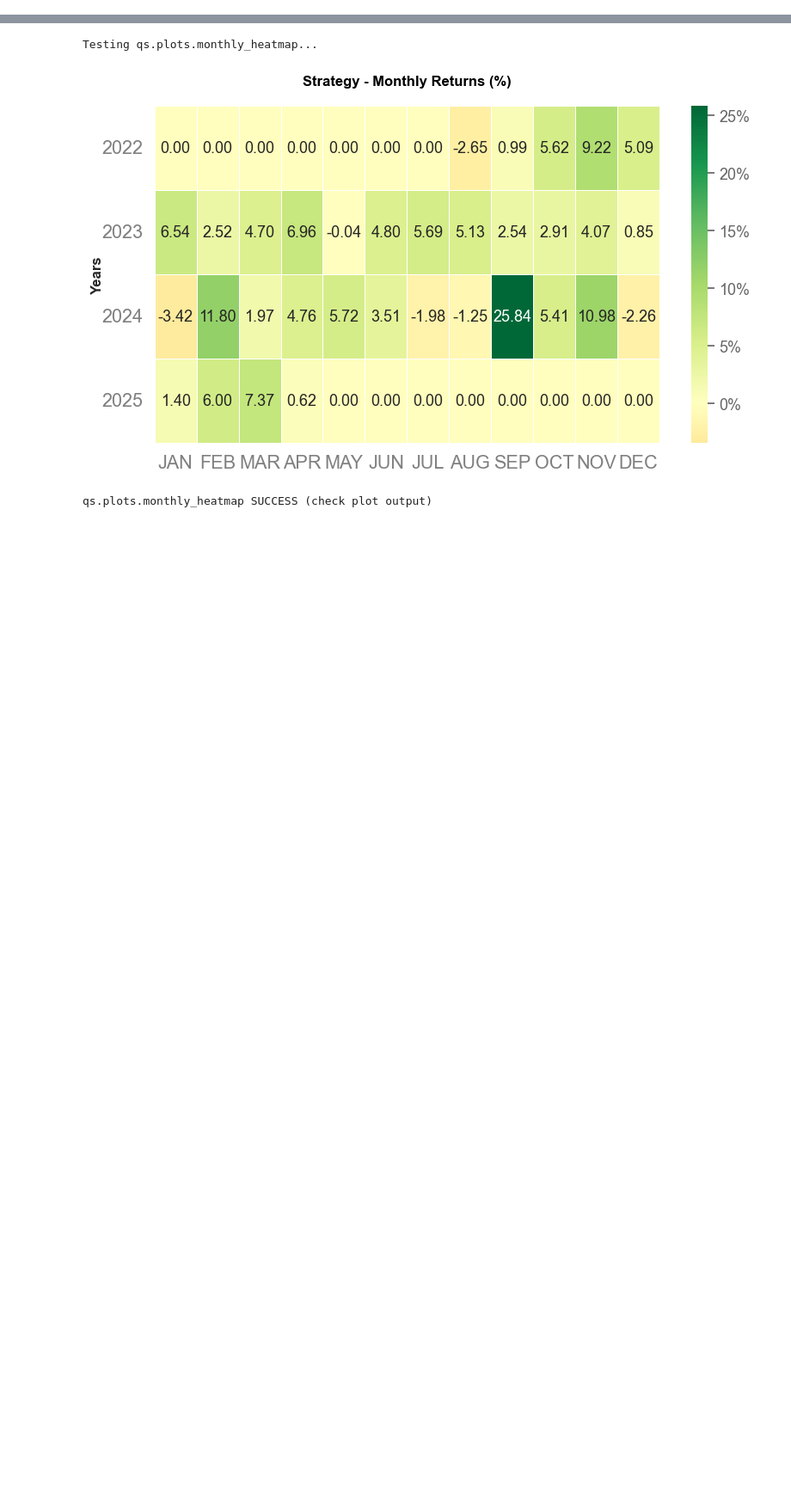
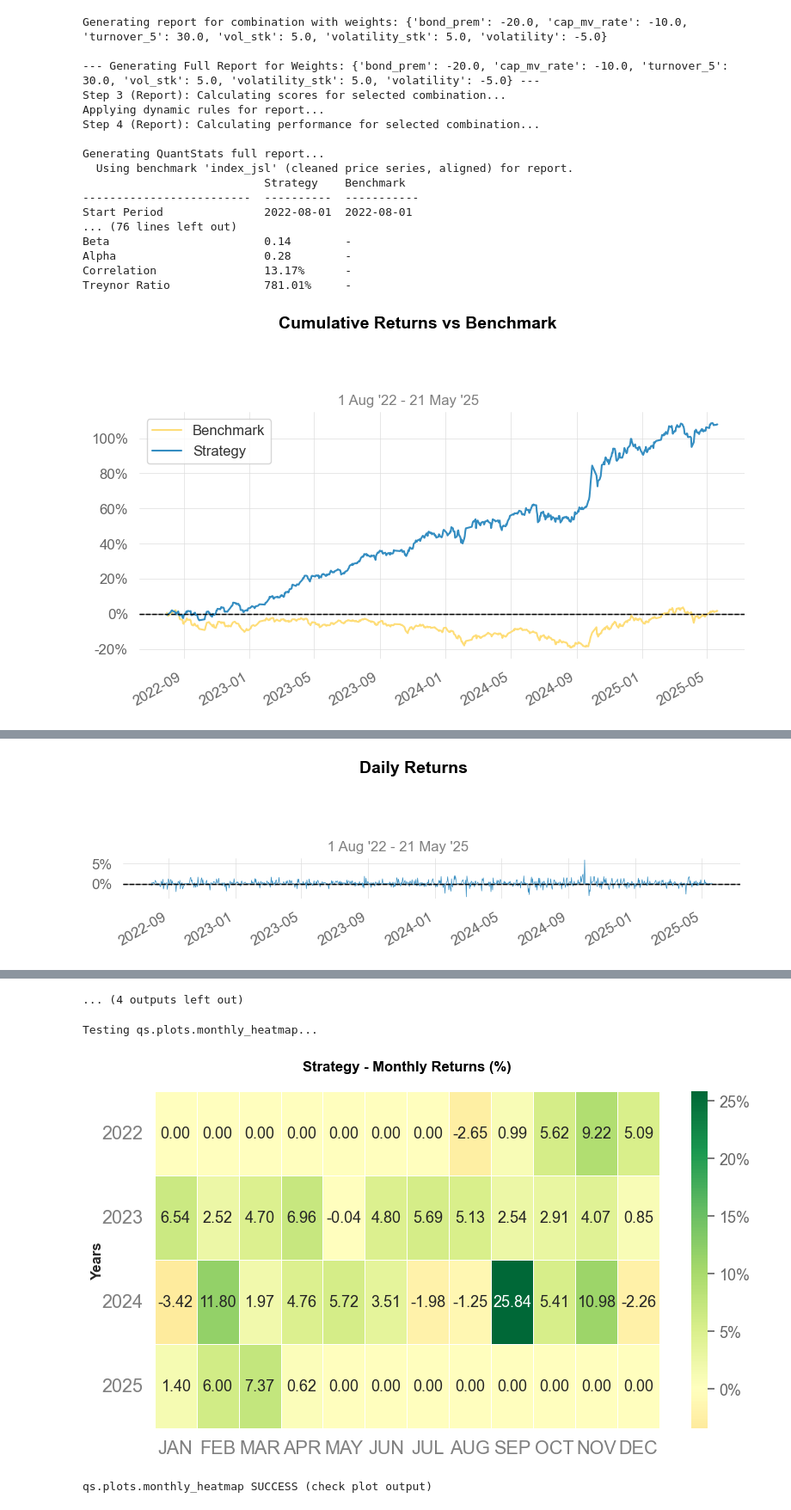
Before and after one commit to Shoreline-ai/Monterey, a Jupyter notebook: backtest/回测.ipynb, the cells around one changed output, grey strips where cells are left out. Shown at 86% size. Drawn from its saved outputs; the diff is of its cells as text; code cells hidden in the pictures; blank space fills up the shorter version.

Commit message:
use old version to genereate report

```diff
--- a/backtest/回测.ipynb
+++ b/backtest/回测.ipynb
@@ -918,0 +894,63 @@ Error generating QuantStats report: numpy operations are not valid with resample
+# %%
+# --- Code to Generate the Report (run in a new cell after the search) ---
+
+# <<< USER INPUT: Look at the results_df displayed above and enter the index number of the desired row >>>
+# For example, if the best result is at index 0 of results_df:
+selected_combination_row_index_from_results_df = 0  # <--- CHANGE THIS VALUE (it's the DataFrame index, not necessarily sequential if you sorted)
+
+if 'results_df' not in locals() or results_df.empty:
+    print("Error: 'results_df' not found or is empty. Run the parameter search cell first.")
+elif 'df_filtered' not in locals():
+     print("Error: 'df_filtered' (the base filtered data) not found. Run the parameter search cell first.")
+elif 'df_index' not in locals():
+     print("Error: 'df_index' (the base index data) not found. Run the parameter search cell first.")
+elif 'CONFIG' not in locals():
+     print("Error: 'CONFIG' not found. Run the parameter search cell first.")
+else:
+    try:
+        # Extract the specific weights from the chosen row in results_df
+        # Ensure the index exists in results_df
+        if selected_combination_row_index_from_results_df not in results_df.index:
+            print(f"Error: Index {selected_combination_row_index_from_results_df} not found in results_df. Valid indices are: {results_df.index.tolist()}")
+        else:
+            factor_weight_columns_for_report = list(CONFIG['factor_weights_search'].keys())
+            # Use .loc to access row by its index label
+            weights_dict_for_report = results_df.loc[selected_combination_row_index_from_results_df, factor_weight_columns_for_report].to_dict()
+
+            print(f"Generating report for combination with weights: {weights_dict_for_report}")
+
+            # Call the helper function
+            # df_filtered is the result of Step 2 filtering (done once)
+            # df_index is the result of Step 1 loading (done once)
+            # CONFIG is the main configuration dictionary
+            generate_report_for_combination(
+                factor_weights_dict=weights_dict_for_report,
+                df_filtered_base=df_filtered.copy(), # Pass a copy to be safe
+                index_df_base=df_index.copy(),       # Pass a copy
+                config_dict=CONFIG
+            )
+    except KeyError as e:
+        print(f"KeyError accessing results_df: {e}. Ensure 'selected_combination_row_index_from_results_df' is a valid index in results_df.")
+        print(f"Selected index was: {selected_combination_row_index_from_results_df}")
+        print(f"results_df indices are: {results_df.index}")
+    except Exception as e:
+        print(f"An unexpected error occurred during report generation: {e}")
+# %% [output]
+Generating report for combination with weights: {'bond_prem': -20.0, 'cap_mv_rate': -10.0, 'turnover_5': 30.0, 'vol_stk': 5.0, 'volatility_stk': 5.0, 'volatility': -5.0}
+
+--- Generating Full Report for Weights: {'bond_prem': -20.0, 'cap_mv_rate': -10.0, 'turnover_5': 30.0, 'vol_stk': 5.0, 'volatility_stk': 5.0, 'volatility': -5.0} ---
+Step 3 (Report): Calculating scores for selected combination...
+Applying dynamic rules for report...
+Step 4 (Report): Calculating performance for selected combination...
+
+Generating QuantStats full report...
+  Using benchmark 'index_jsl' (cleaned price series, aligned) for report.
+                           Strategy    Benchmark
+-------------------------  ----------  -----------
+Start Period               2022-08-01  2022-08-01
+... (76 lines left out)
+Beta                       0.14        -
+Alpha                      0.28        -
+Correlation                13.17%      -
+Treynor Ratio              781.01%     -
+[figure, added]
@@ -918,0 +961 @@ Error generating QuantStats report: numpy operations are not valid with resample
+[figure, added]
@@ -919,3 +967,4 @@ Error generating QuantStats report: numpy operations are not valid with resample
+... (4 outputs left out)
 # %%
 # In a new cell
 if 'net_returns' in locals() and net_returns is not None:
```
Also changed, not shown: parts of 7 cells of this notebook, 1 other file.
